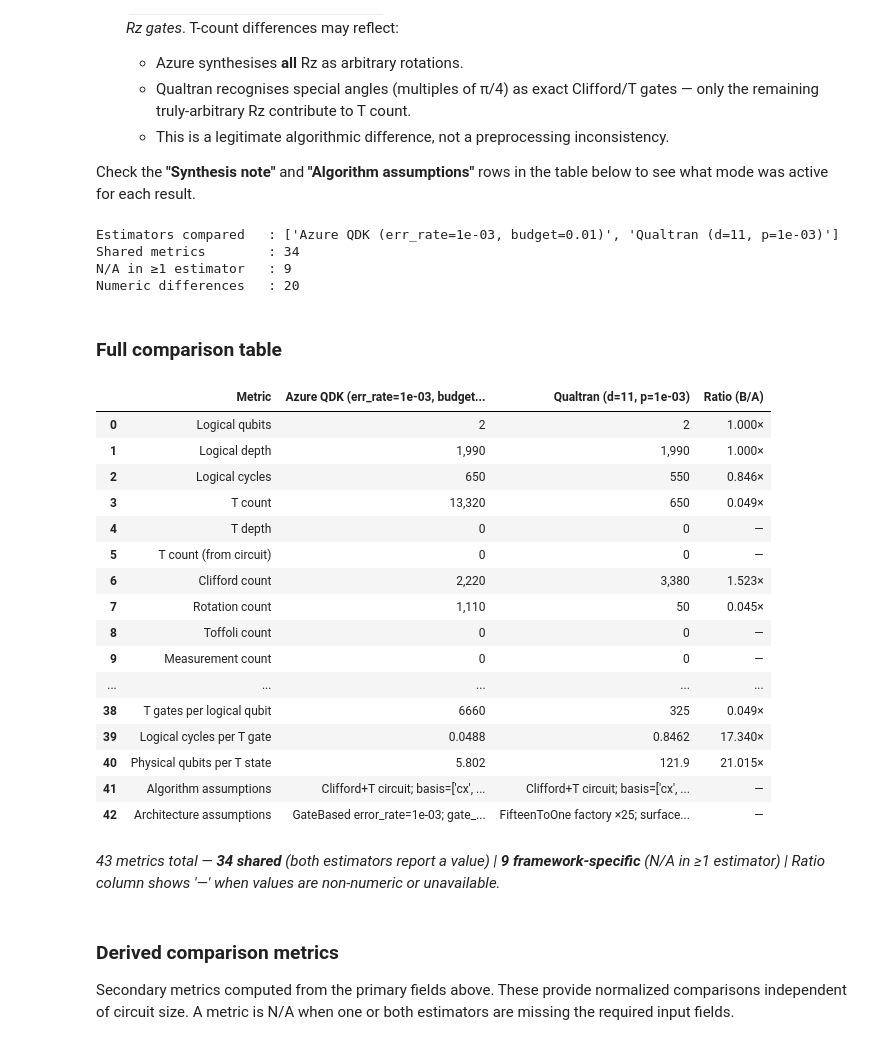
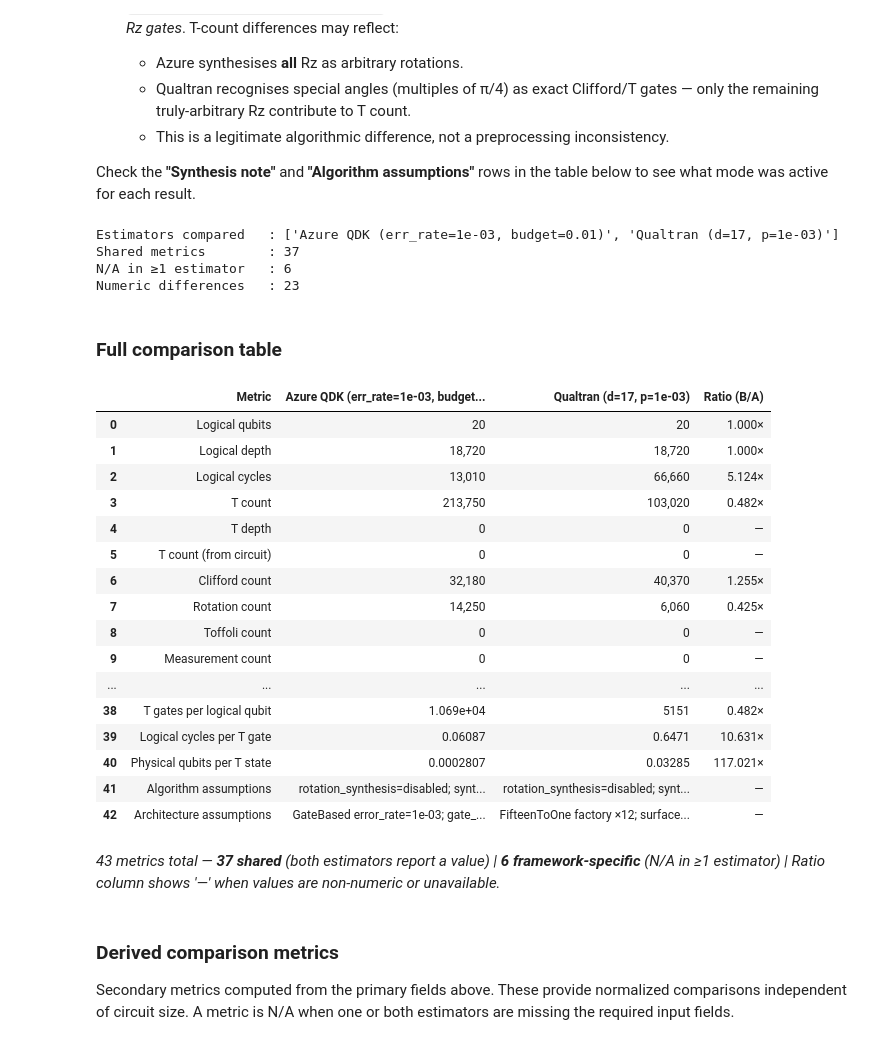
Before and after one commit to KevinLi053/resourceEstimationPipeline, a Jupyter notebook: notebooks/comparison.ipynb, the cells around one changed output. Saved outputs shown, nothing was run; the diff lists cells and outputs as text; code cells hidden in the pictures.

```diff
--- a/notebooks/comparison.ipynb
+++ b/notebooks/comparison.ipynb
@@ -106,9 +106,9 @@ Hamiltonian, evolution strategy, or estimator settings.
 # %%
 cfg = PipelineConfig(
     hamlib=HamlibConfig(
-        hdf5_path=os.path.join(REPO_ROOT, "hamlib", "condensedmatter", "heisenberg", "heis.hdf5"),
+        # hdf5_path=os.path.join(REPO_ROOT, "hamlib", "condensedmatter", "heisenberg", "heis.hdf5"),
         # hdf5_path=os.path.join(REPO_ROOT, "hamlib", "condensedmatter", "bosehubbard", "BH_D-1_d-4.hdf5"),
-        # hdf5_path=os.path.join(REPO_ROOT, "hamlib", "condensedmatter", "fermihubbard", "FH_D-2.hdf5"),
+        hdf5_path=os.path.join(REPO_ROOT, "hamlib", "condensedmatter", "fermihubbard", "FH_D-1.hdf5"),
         # |  3564 |      50 |    80.000000 |      160 | /Users/kevinli/Documents/resourceEstimation/hamlib/condensedmatter/fermihubbard/FH_D-2.hdf5/fh-graph-2D-grid-nonpbc-qubitnodes_Lx-5_Ly-5_U-0_enc-bk
 
         # hdf5_path=os.path.join(REPO_ROOT, "hamlib", "condensedmatter", "lattices", "Grids.hdf5"),
@@ -118,7 +118,7 @@ cfg = PipelineConfig(
         # hdf5_path="/Users/kevinli/Documents/resourceEstimation/hamlib/discreteoptimization/maxkcut/color02/ham-unary-color02-dsjc250.9_k-4.hdf5", # hierarchical
         # hdf5_path="/Users/kevinli/Documents/resourceEstimation/hamlib/condensedmatter/fermihubbard/FH_D-2.hdf5", #flat
         key=None,         # None → use key_index below
-        key_index=154    # Pick a specific Hamiltonian by position in the file
+        key_index=39    # Pick a specific Hamiltonian by position in the file
     ),
     evolution=EvolutionConfig(
         evolution_time=1.0,
@@ -141,7 +141,7 @@ cfg = PipelineConfig(
         two_qubit_gate_time_ns=50.0,
         # code_distance=17,
         factory_type="RoundBased",   # 'Litinski19' or 'RoundBased'
-        slow_down_factors=[1.0, 1.5, 2.0],
+        slow_down_factors=[1.0],
         optimization_level=1,
         use_graph=True,
         use_qualtran_parameters=False,
@@ -705,49 +732,49 @@ else:
     print(f"N/A in ≥1 estimator   : {len(report.missing_metrics)}")
     print(f"Numeric differences   : {len(report.differences)}")
 # %% [output]
-Estimators compared   : ['Azure QDK (err_rate=1e-03, budget=0.01)', 'Qualtran (d=11, p=1e-03)']
-Shared metrics        : 34
-N/A in ≥1 estimator   : 9
-Numeric differences   : 20
+Estimators compared   : ['Azure QDK (err_rate=1e-03, budget=0.01)', 'Qualtran (d=17, p=1e-03)']
+Shared metrics        : 37
+N/A in ≥1 estimator   : 6
+Numeric differences   : 23
 # %% [markdown]
 ### Full comparison table
 # %%
 if report is not None:
     df = comparison_dataframe(report)
     display(df)
     n_shared = len(report.shared_metrics)
     n_missing = len(report.missing_metrics)
     n_total = len(report.metric_rows)
     display(Markdown(
         f"*{n_total} metrics total — "
         f"**{n_shared} shared** (both estimators report a value) | "
         f"**{n_missing} framework-specific** (N/A in ≥1 estimator) | "
         f"Ratio column shows '—' when values are non-numeric or unavailable.*"
     ))
 else:
     print("(no report — run both estimators first)")
 
-# with open("comparison_table.tex", "w") as f:
-#     f.write(df.to_latex(index=False))
+with open("comparison_bert.csv", "w") as f:
+    f.write(df.to_csv(index=False))
 # %% [output]
-|  | Metric | Azure QDK (err_rate=1e-03, budget... | Qualtran (d=11, p=1e-03) | Ratio (B/A) |
-| 0 | Logical qubits | 2 | 2 | 1.000× |
-| 1 | Logical depth | 1,990 | 1,990 | 1.000× |
-| 2 | Logical cycles | 650 | 550 | 0.846× |
-| 3 | T count | 13,320 | 650 | 0.049× |
+|  | Metric | Azure QDK (err_rate=1e-03, budget... | Qualtran (d=17, p=1e-03) | Ratio (B/A) |
+| 0 | Logical qubits | 20 | 20 | 1.000× |
+| 1 | Logical depth | 18,720 | 18,720 | 1.000× |
+| 2 | Logical cycles | 13,010 | 66,660 | 5.124× |
+| 3 | T count | 213,750 | 103,020 | 0.482× |
 | 4 | T depth | 0 | 0 | — |
 | 5 | T count (from circuit) | 0 | 0 | — |
-| 6 | Clifford count | 2,220 | 3,380 | 1.523× |
-| 7 | Rotation count | 1,110 | 50 | 0.045× |
+| 6 | Clifford count | 32,180 | 40,370 | 1.255× |
+| 7 | Rotation count | 14,250 | 6,060 | 0.425× |
 | 8 | Toffoli count | 0 | 0 | — |
 | 9 | Measurement count | 0 | 0 | — |
 | ... | ... | ... | ... | ... |
-| 38 | T gates per logical qubit | 6660 | 325 | 0.049× |
-| 39 | Logical cycles per T gate | 0.0488 | 0.8462 | 17.340× |
-| 40 | Physical qubits per T state | 5.802 | 121.9 | 21.015× |
-| 41 | Algorithm assumptions | Clifford+T circuit; basis=['cx', ... | Clifford+T circuit; basis=['cx', ... | — |
-| 42 | Architecture assumptions | GateBased error_rate=1e-03; gate_... | FifteenToOne factory ×25; surface... | — |
+| 38 | T gates per logical qubit | 1.069e+04 | 5151 | 0.482× |
+| 39 | Logical cycles per T gate | 0.06087 | 0.6471 | 10.631× |
+| 40 | Physical qubits per T state | 0.0002807 | 0.03285 | 117.021× |
+| 41 | Algorithm assumptions | rotation_synthesis=disabled; synt... | rotation_synthesis=disabled; synt... | — |
+| 42 | Architecture assumptions | GateBased error_rate=1e-03; gate_... | FifteenToOne factory ×12; surface... | — |
-*43 metrics total — **34 shared** (both estimators report a value) | **9 framework-specific** (N/A in ≥1 estimator) | Ratio column shows '—' when values are non-numeric or unavailable.*
+*43 metrics total — **37 shared** (both estimators report a value) | **6 framework-specific** (N/A in ≥1 estimator) | Ratio column shows '—' when values are non-numeric or unavailable.*
 # %% [markdown]
 ### Derived comparison metrics
 
```
Also changed, not shown: parts of 21 cells of this notebook, 6 other files.
